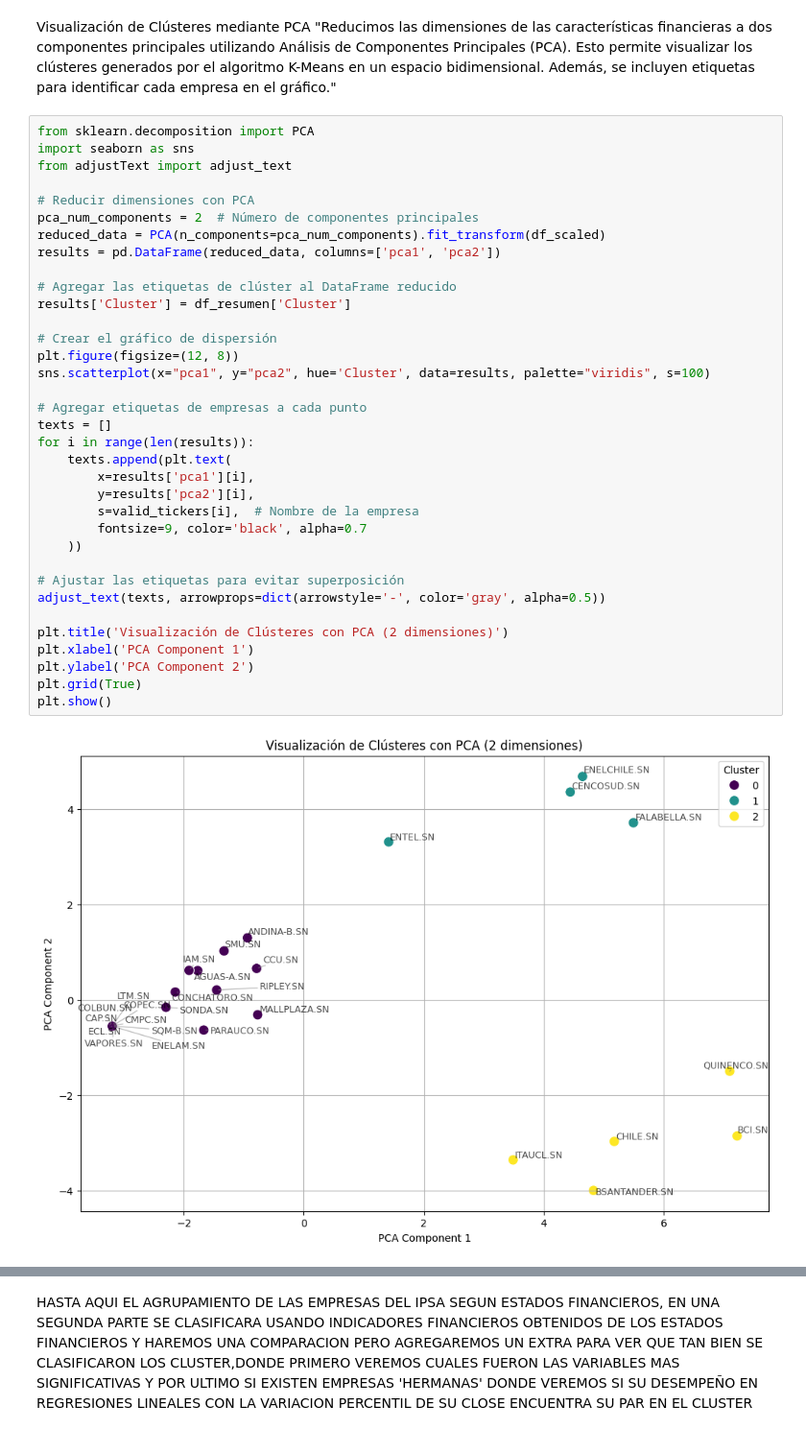
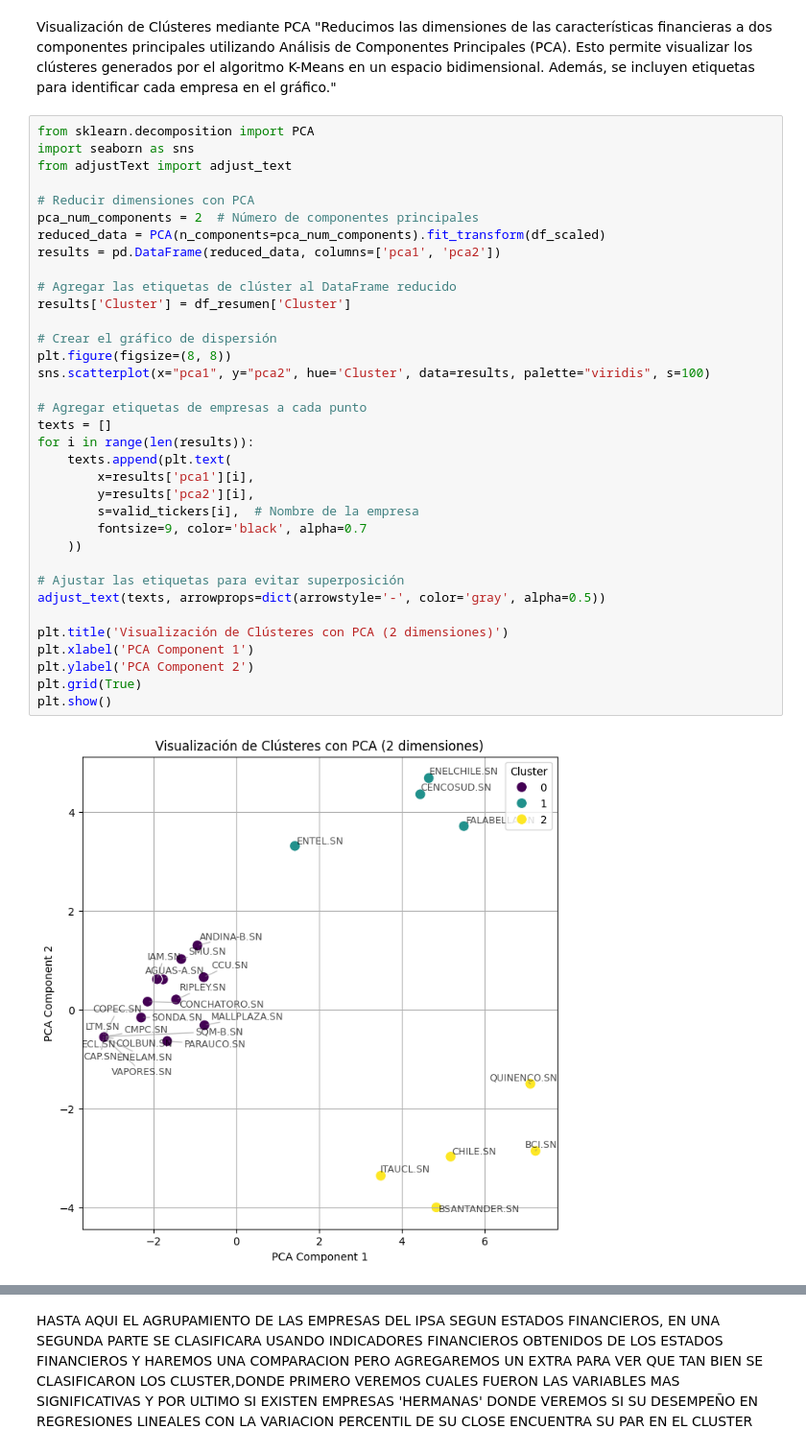
Before and after one commit to pabliacci/Finance-python, a Jupyter notebook: IPSA_data_analisis.ipynb, the cells around one changed output, grey strips where cells are left out. Shown at 96% size. Cells and saved outputs as stored; diff of their text form.

```diff
--- a/IPSA_data_analisis.ipynb
+++ b/IPSA_data_analisis.ipynb
@@ -721,35 +721,35 @@ from adjustText import adjust_text
 # Reducir dimensiones con PCA
 pca_num_components = 2  # Número de componentes principales
 reduced_data = PCA(n_components=pca_num_components).fit_transform(df_scaled)
 results = pd.DataFrame(reduced_data, columns=['pca1', 'pca2'])
 
 # Agregar las etiquetas de clúster al DataFrame reducido
 results['Cluster'] = df_resumen['Cluster']
 
 # Crear el gráfico de dispersión
-plt.figure(figsize=(12, 8))
+plt.figure(figsize=(8, 8))
 sns.scatterplot(x="pca1", y="pca2", hue='Cluster', data=results, palette="viridis", s=100)
 
 # Agregar etiquetas de empresas a cada punto
 texts = []
 for i in range(len(results)):
     texts.append(plt.text(
         x=results['pca1'][i],
         y=results['pca2'][i],
         s=valid_tickers[i],  # Nombre de la empresa
         fontsize=9, color='black', alpha=0.7
     ))
 
 # Ajustar las etiquetas para evitar superposición
 adjust_text(texts, arrowprops=dict(arrowstyle='-', color='gray', alpha=0.5))
 
 plt.title('Visualización de Clústeres con PCA (2 dimensiones)')
 plt.xlabel('PCA Component 1')
 plt.ylabel('PCA Component 2')
 plt.grid(True)
 plt.show()
 # %% [output]
-[figure, old version]
+[figure, new version]
 # %% [markdown]
 Vemos que 'Financial Services' los agrupo de manera correcta lo que podemos inferir que es el grupo que entrega el producto mas parecido entre ello. Otra inferencia es que ademas hizo otros grupos muy generales pero que agrupan minigrupos como el grupo amarillo que tiene Cencosud y Falabella con EnelChile y Entel, donde el primero si se puede caracterizar con 'Consumer Cyclical' pero el segundo lo podemos inferir a traves del servicio que presata y por ultimo un gran grupo que acumula varias empresas pero que pertenecen a los mismos sectores, como es el grupo morado que agrupa a 'Utilities', 'Consumer Cyclical' y 'Real Estate'
 
```
Also changed, not shown: parts of 12 cells of this notebook.
